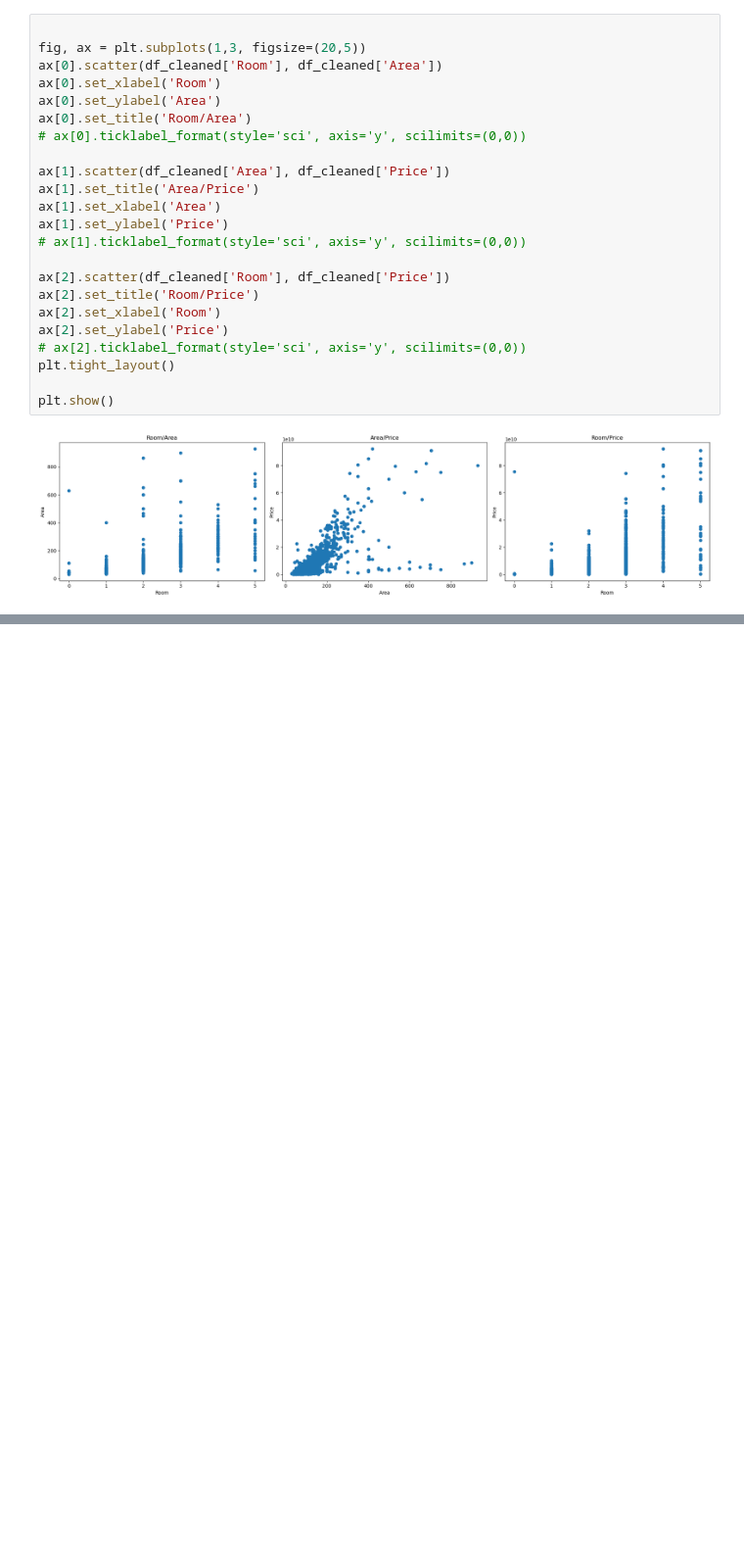
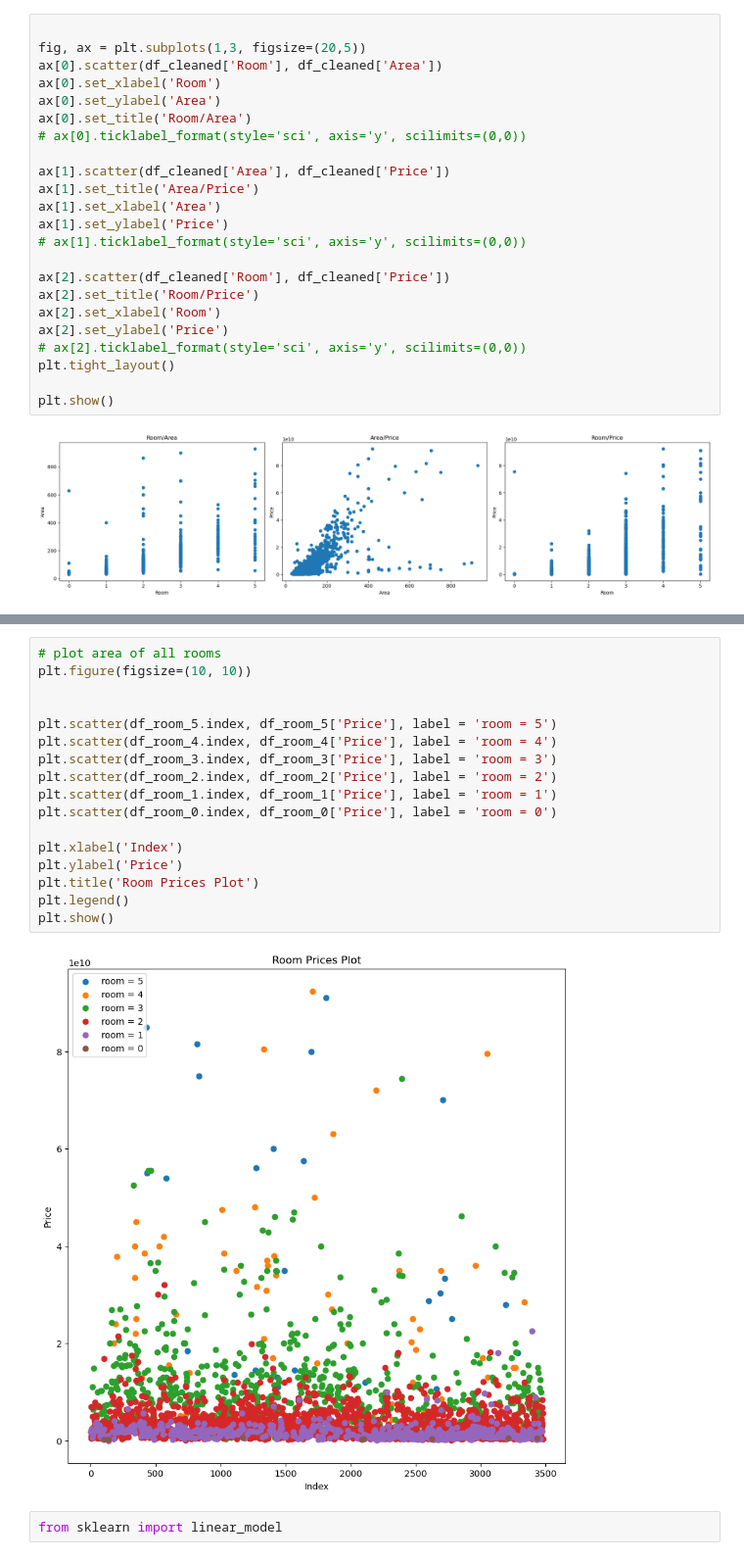
Before and after one commit to AliShrz/My-Machine-Learning, a Jupyter notebook: Regression Project.ipynb, the cells around one changed output, grey strips where cells are left out. Shown: that part at 98% size. Drawn from its saved outputs; the diff is of its cells as text; blank space fills up the shorter version.

```diff
--- a/Regression Project.ipynb
+++ b/Regression Project.ipynb
@@ -252,0 +358,21 @@ Name: Area, dtype: float64
+# %%
+# plot area of all rooms
+plt.figure(figsize=(10, 10))
+
+
+plt.scatter(df_room_5.index, df_room_5['Price'], label = 'room = 5')
+plt.scatter(df_room_4.index, df_room_4['Price'], label = 'room = 4')
+plt.scatter(df_room_3.index, df_room_3['Price'], label = 'room = 3')
+plt.scatter(df_room_2.index, df_room_2['Price'], label = 'room = 2')
+plt.scatter(df_room_1.index, df_room_1['Price'], label = 'room = 1')
+plt.scatter(df_room_0.index, df_room_0['Price'], label = 'room = 0')
+
+plt.xlabel('Index')
+plt.ylabel('Price')
+plt.title('Room Prices Plot')
+plt.legend()
+plt.show()
+# %% [output]
+[figure, added]
+# %%
+from sklearn import linear_model
```
Also changed, not shown: parts of 18 cells of this notebook.
